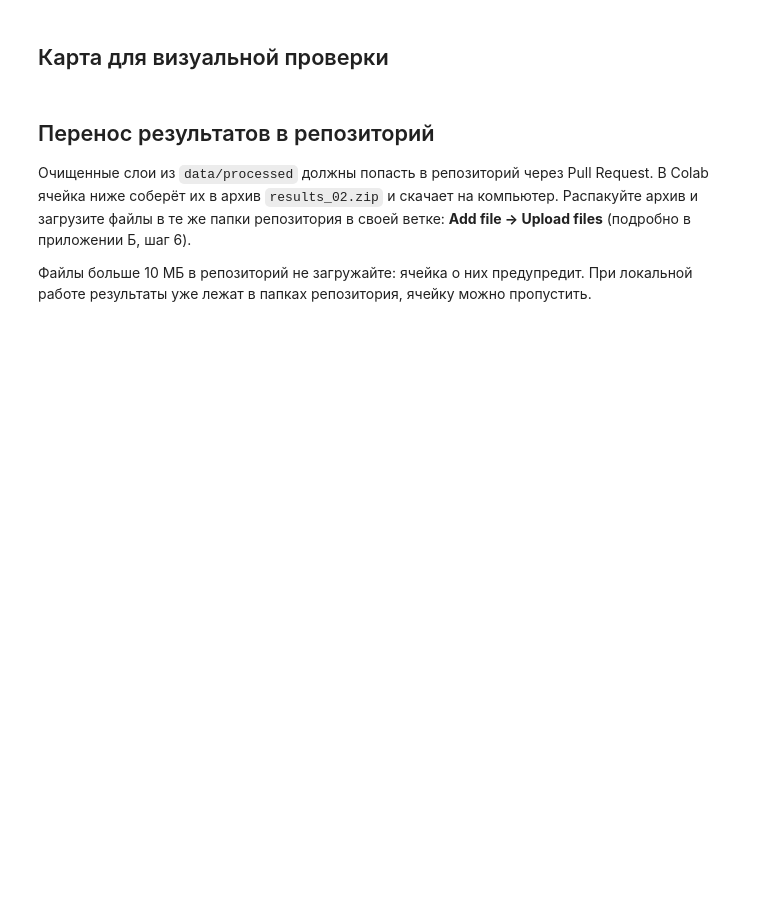
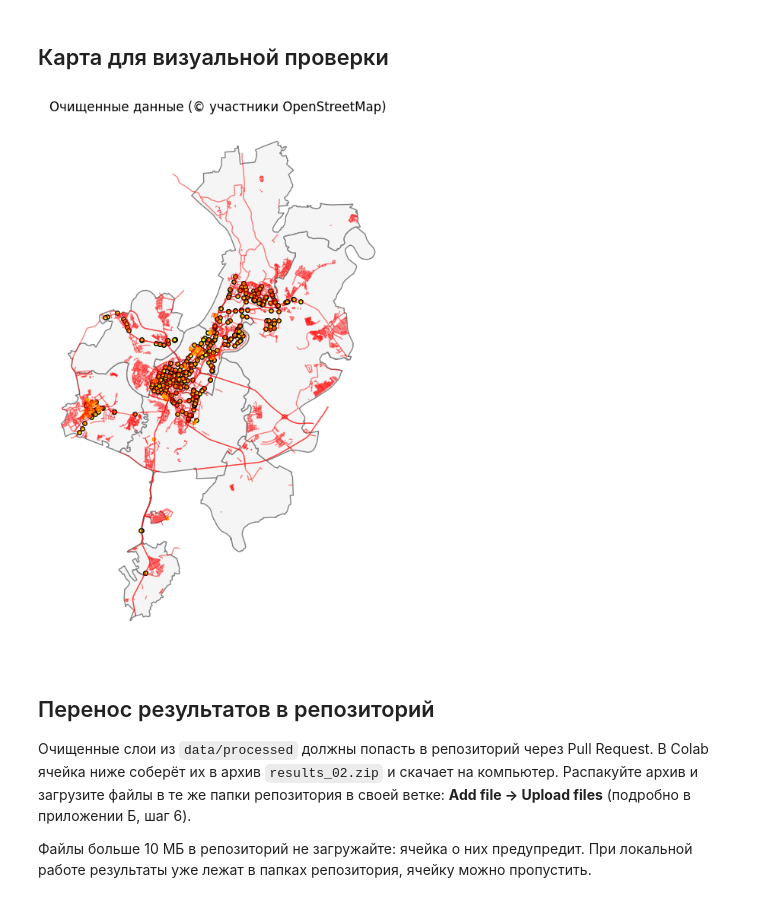
Before and after one commit to renvoid72/pm-lab-5-CIA, a Jupyter notebook: notebooks/02_data_profiling.ipynb, the cells around one changed output. Saved outputs shown, nothing was run; the diff lists cells and outputs as text; code cells hidden in the pictures; blank space fills up the shorter version.

```diff
--- a/notebooks/02_data_profiling.ipynb
+++ b/notebooks/02_data_profiling.ipynb
@@ -31,7 +31,7 @@ import sys, subprocess
 from pathlib import Path
 
 # Имя папки группы в «Моём диске» Google. Обычно совпадает с именем репозитория.
-PROJECT_FOLDER = "pm-lab-00-aquamap"
+PROJECT_FOLDER = "pm-lab-5-CIA"
 
 IN_COLAB = "google.colab" in sys.modules
 if IN_COLAB:
@@ -55,7 +58,7 @@ print("Среда:", "Google Colab" if IN_COLAB else "локальная", "·
 import geopandas as gpd
 import pandas as pd
 
-LAYERS = ["districts", "water_points", "parks", "residential"]   # слои из ноутбука 01
+LAYERS = ["districts", "roads", "traffic_signals", "speed_bumps"]   # слои из ноутбука 01
 DUPLICATE_DISTANCE_M = 5          # точки ближе этого расстояния считаем возможными дублями
 
 boundary = gpd.read_file(RAW / "boundary.gpkg")
@@ -117,8 +142,6 @@ tag_combos
 
 Правила очистки — это решения, которые влияют на результат анализа. Запишите каждое правило в `docs/data-quality.md` и согласуйте с заказчиком спорные случаи.
 # %%
-EXCLUDE_MAN_MADE = ["water_well"]     # пример правила: колодцы и скважины не считаем питьевыми точками
-
 clean = {}
 area = boundary.union_all()
 for name, gdf in layers.items():
@@ -130,12 +153,6 @@ for name, gdf in layers.items():
         g = g[g.intersects(area)]
     clean[name] = g
 
-wp = clean["water_points"]
-wp["geometry"] = wp.geometry.representative_point()
-if "man_made" in wp:
-    wp = wp[~wp["man_made"].isin(EXCLUDE_MAN_MADE)]
-clean["water_points"] = wp
-
 clean["boundary"] = boundary
 for name, g in clean.items():
     g.to_file(PROCESSED / f"{name}.gpkg", driver="GPKG")
@@ -146,10 +169,14 @@ pd.DataFrame({"было": {n: len(layers[n]) for n in LAYERS},
 ## Карта для визуальной проверки
 # %%
 ax = clean["districts"].plot(figsize=(9, 9), color="whitesmoke", edgecolor="gray")
-clean["parks"].plot(ax=ax, color="lightgreen")
-clean["water_points"].plot(ax=ax, color="blue", markersize=6)
+clean["roads"].plot(ax=ax, color="red", linewidth=1, alpha=0.5)
+clean["traffic_signals"].plot(ax=ax, color="yellow", edgecolor="black", markersize=15)
+clean["speed_bumps"].plot(ax=ax, color="orange", markersize=10)
+
 ax.set_title("Очищенные данные (© участники OpenStreetMap)")
 ax.set_axis_off()
+# %% [output]
+[figure, added]
 # %% [markdown]
 ## Перенос результатов в репозиторий
 
```
Also changed, not shown: parts of 8 cells of this notebook.
